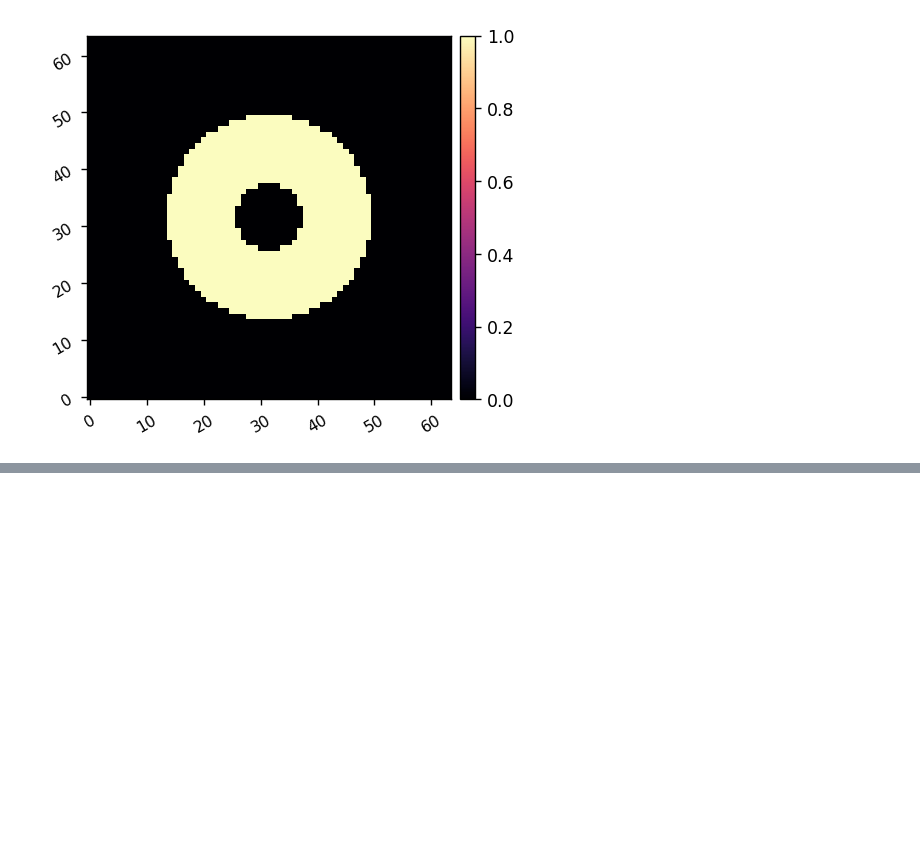
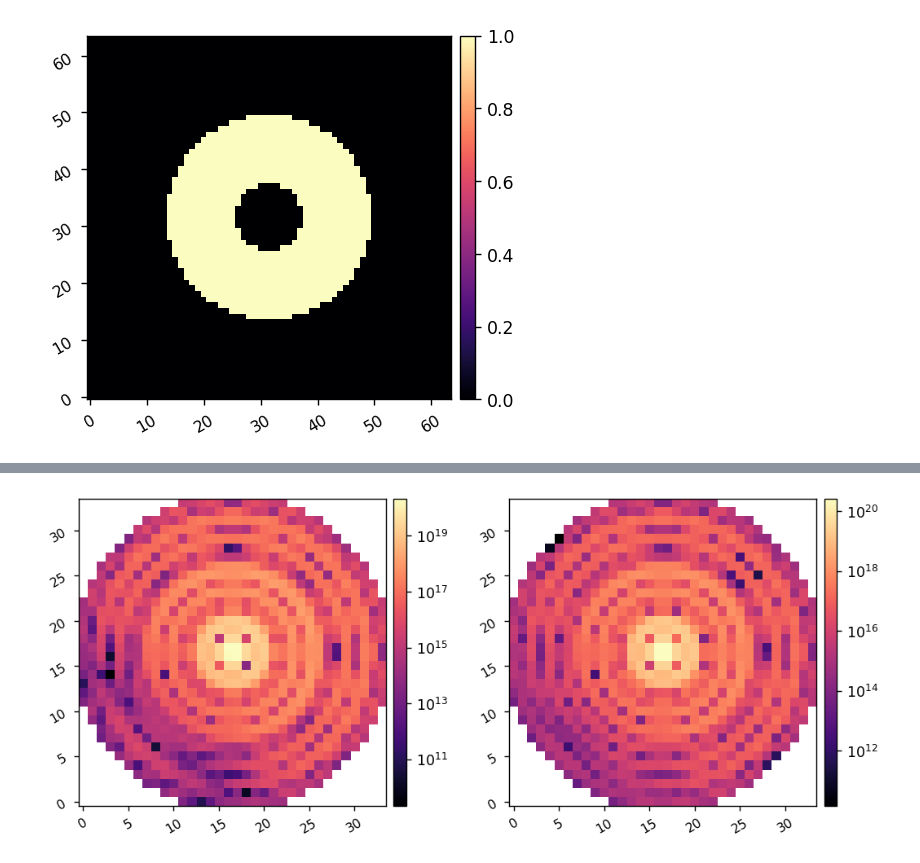
Before and after one commit to kian1377/roman-cgi-iefc, a Jupyter notebook: hcipy_efc_2dm.ipynb, the cells around one changed output, grey strips where cells are left out. Saved outputs shown, nothing was run; the diff lists cells and outputs as text; code cells hidden in the pictures; blank space fills up the shorter version.

```diff
--- a/hcipy_efc_2dm.ipynb
+++ b/hcipy_efc_2dm.ipynb
@@ -217,6 +105,10 @@ display(jac.shape)
 # %%
-response = wfsc.utils.map_acts_to_dm(abs(jac.sum(axis=0))**2, c.dm_mask)
-wfsc.imshow1(response,lognorm=True)
+dm1_response = wfsc.utils.map_acts_to_dm( wfsc.utils.ensure_np_array(abs(jac[:,:952].sum(axis=0)))**2, c.dm_mask, Nact=Nact)
+dm2_response = wfsc.utils.map_acts_to_dm( wfsc.utils.ensure_np_array(abs(jac[:,952:].sum(axis=0)))**2, c.dm_mask, Nact=Nact)
+wfsc.imshow2(dm1_response, dm2_response,
+               lognorm=True)
+# %% [output]
+[figure, added]
 # %%
 reload(wfsc.utils)
 
```
Also changed, not shown: parts of 11 cells of this notebook, 8 other files.
